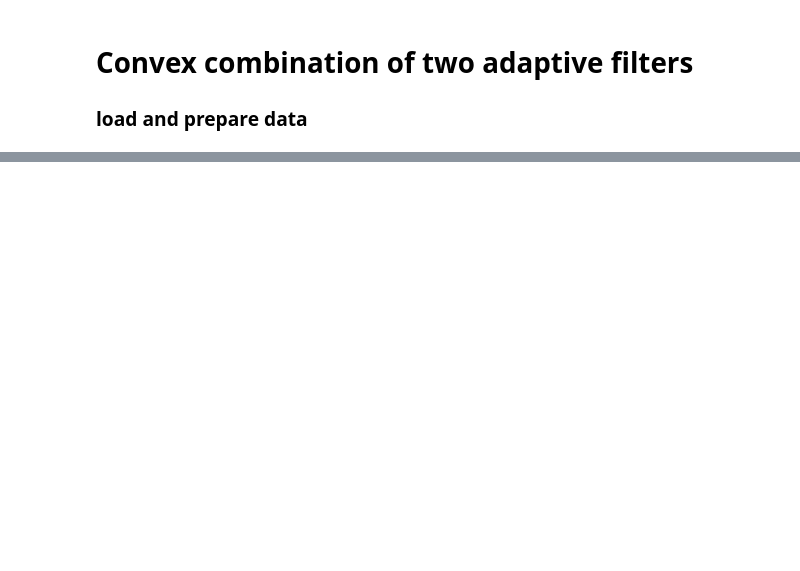
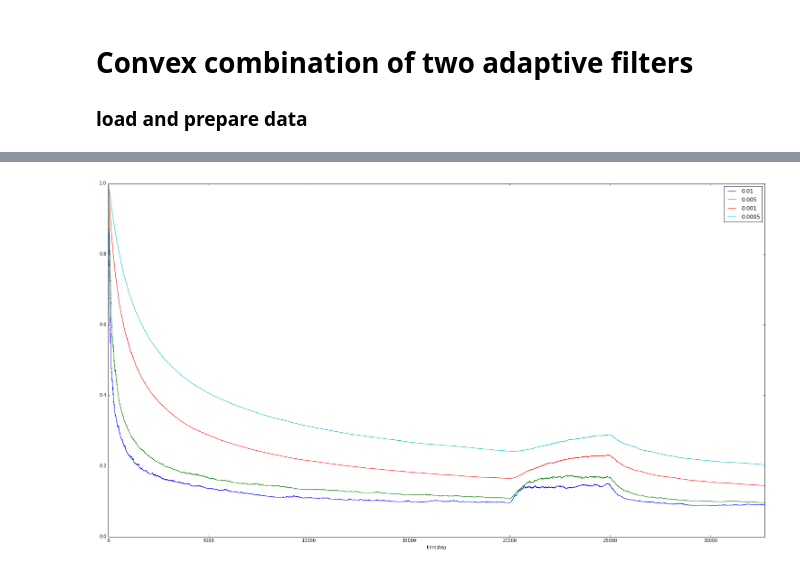
Before and after one commit to galvanic/adversML, a Jupyter notebook: notebooks/adaptive.ipynb, the cells around one changed output, grey strips where cells are left out. Cells and saved outputs as stored; diff of their text form; code cells hidden in the pictures; blank space fills up the shorter version.

```diff
--- a/notebooks/adaptive.ipynb
+++ b/notebooks/adaptive.ipynb
@@ -108,0 +203,19 @@ for experiment_ids in chunks(DF.index.levels[-1], groups_of=2):
+# %%
+def compare_learning_rates(classifier_type):
+    df_plot = DF.ix[classifier_type, classifier_type][['cost1', 'cost2']]
+    learning_rates = [('η fast', 0.01,   'cost1'),
+                      ('η fast', 0.005,  'cost1'),
+                      ('η slow', 0.001,  'cost2'),
+                      ('η slow', 0.0005, 'cost2'),]
+
+    fig = plt.figure(figsize=(26, 14))
+    for level, rate, col in learning_rates:
+        df = df_plot.xs(rate, level=level)[col].mean()
+        df.plot(label=rate, ylim=(0,1))
+    plt.legend()
+    plt.show()
+    return
+# %%
+compare_learning_rates('logistic regression')
+# %% [output]
+[figure, added]
```
Also changed, not shown: parts of 10 cells of this notebook.
